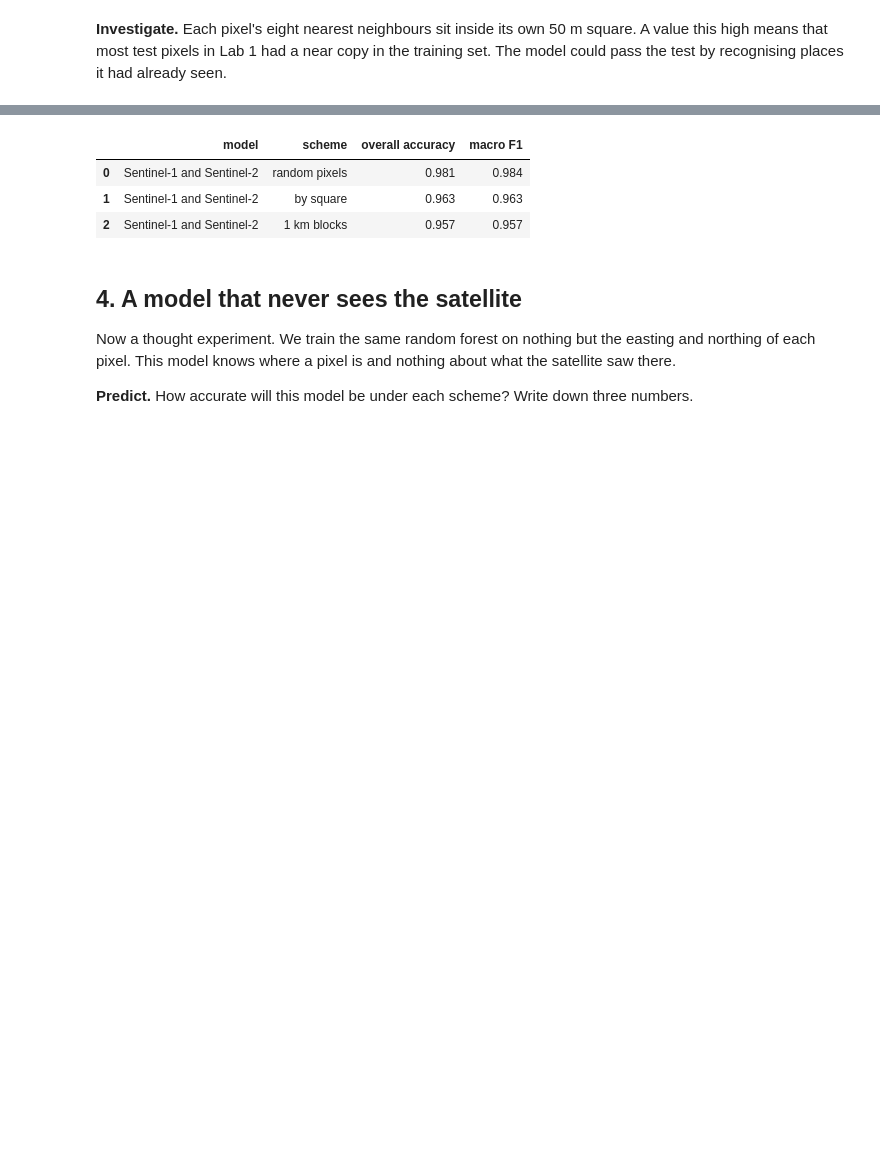
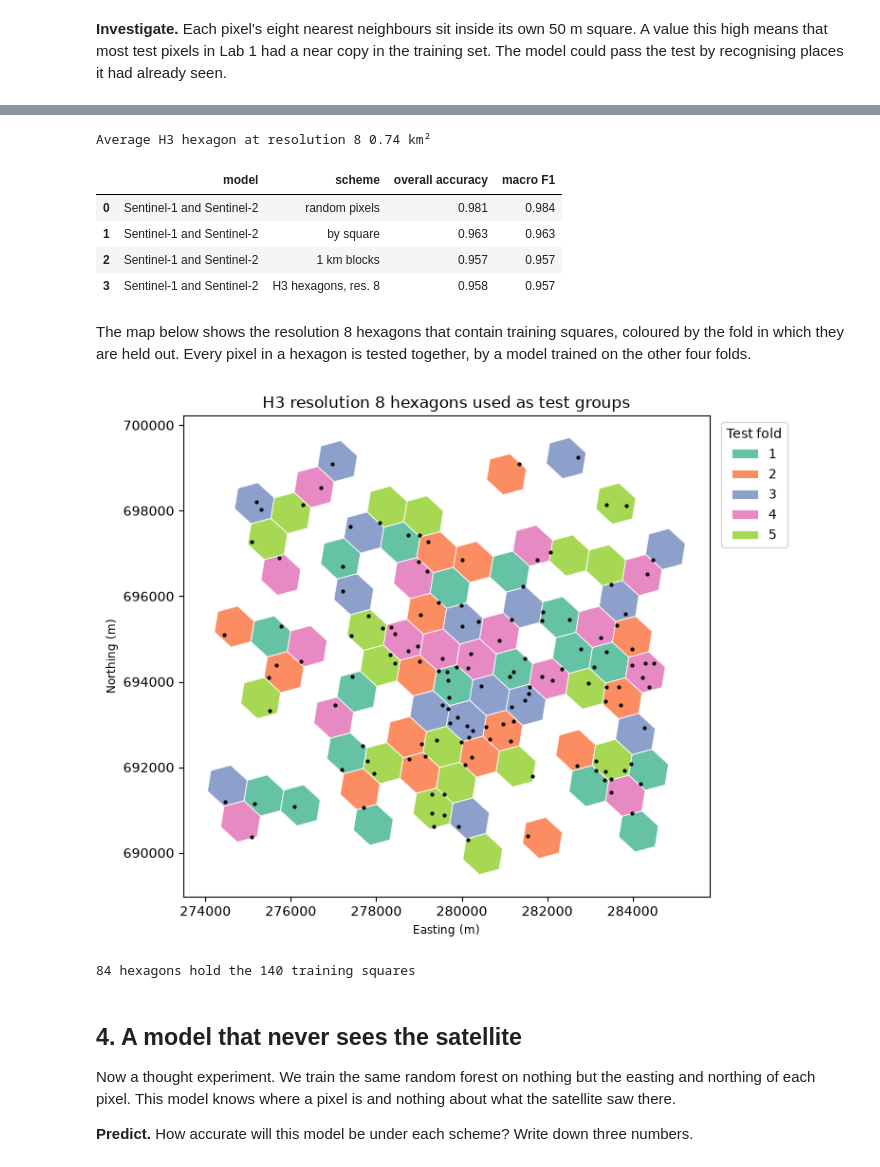
Before and after one commit to yunusserhat/eo-gis-practicals, a Jupyter notebook: notebooks/lab2_why_random_splits_flatter_your_map.ipynb, the cells around one changed output, grey strips where cells are left out. Drawn from its saved outputs; the diff is of its cells as text; code cells hidden in the pictures; blank space fills up the shorter version.

```diff
--- a/notebooks/lab2_why_random_splits_flatter_your_map.ipynb
+++ b/notebooks/lab2_why_random_splits_flatter_your_map.ipynb
@@ -103,8 +120,10 @@ We now use five-fold cross-validation in three ways.
 # %%
+print(f"Average H3 hexagon at resolution 8 {h3.average_hexagon_area(8, unit='km^2'):.2f} km²")
 schemes = {
     "random pixels": (KFold(5, shuffle=True, random_state=42), None),
     "by square": (GroupKFold(5), train["polygon_id"].values),
     "1 km blocks": (GroupKFold(5), blocks(1000).values),
+    "H3 hexagons, res. 8": (GroupKFold(5), hexagons(8)),
 }
 results = []
 for name, (cv, groups) in schemes.items():
@@ -113,10 +132,41 @@ for name, (cv, groups) in schemes.items():
                     "overall accuracy": round(accuracy, 3), "macro F1": round(macro_f1, 3)})
 pd.DataFrame(results)
 # %% [output]
+Average H3 hexagon at resolution 8 0.74 km²
 |  | model | scheme | overall accuracy | macro F1 |
 | 0 | Sentinel-1 and Sentinel-2 | random pixels | 0.981 | 0.984 |
 | 1 | Sentinel-1 and Sentinel-2 | by square | 0.963 | 0.963 |
 | 2 | Sentinel-1 and Sentinel-2 | 1 km blocks | 0.957 | 0.957 |
+| 3 | Sentinel-1 and Sentinel-2 | H3 hexagons, res. 8 | 0.958 | 0.957 |
+# %% [markdown]
+The map below shows the resolution 8 hexagons that contain training squares, coloured by the fold in which they are
+held out. Every pixel in a hexagon is tested together, by a model trained on the other four folds.
+# %%
+h3_groups = hexagons(8)
+fold = np.empty(len(train), dtype=int)
+for k, (_, test_index) in enumerate(GroupKFold(5).split(X, y, h3_groups)):
+    fold[test_index] = k + 1
+cells = pd.DataFrame({"cell": h3_groups, "fold": fold}).drop_duplicates("cell")
+hex_polygons = gpd.GeoDataFrame(
+    cells,
+    geometry=[Polygon([(lng, lat) for lat, lng in h3.cell_to_boundary(cell)]) for cell in cells.cell],
+    crs="EPSG:4326",
+).to_crs("EPSG:27700")
+
+fig, ax = plt.subplots(figsize=(8.5, 6))
+hex_polygons.plot(ax=ax, column="fold", categorical=True, cmap="Set2", edgecolor="white", linewidth=0.6,
+                  legend=True, legend_kwds={"title": "Test fold", "loc": "upper left", "bbox_to_anchor": (1.01, 1)})
+ax.scatter(polygons.geometry.centroid.x, polygons.geometry.centroid.y, s=4, color="black", label="training squares")
+ax.set_title("H3 resolution 8 hexagons used as test groups")
+ax.set_xlabel("Easting (m)")
+ax.set_ylabel("Northing (m)")
+plt.tight_layout()
+plt.savefig(FIGURES / "lab2_h3_folds.png", dpi=120)
+plt.show()
+print(f"{len(cells)} hexagons hold the {len(polygons)} training squares")
+# %% [output]
+[figure, added]
+84 hexagons hold the 140 training squares
 # %% [markdown]
 ## 4. A model that never sees the satellite
 
```
Also changed, not shown: parts of 12 cells of this notebook, 14 other files.
